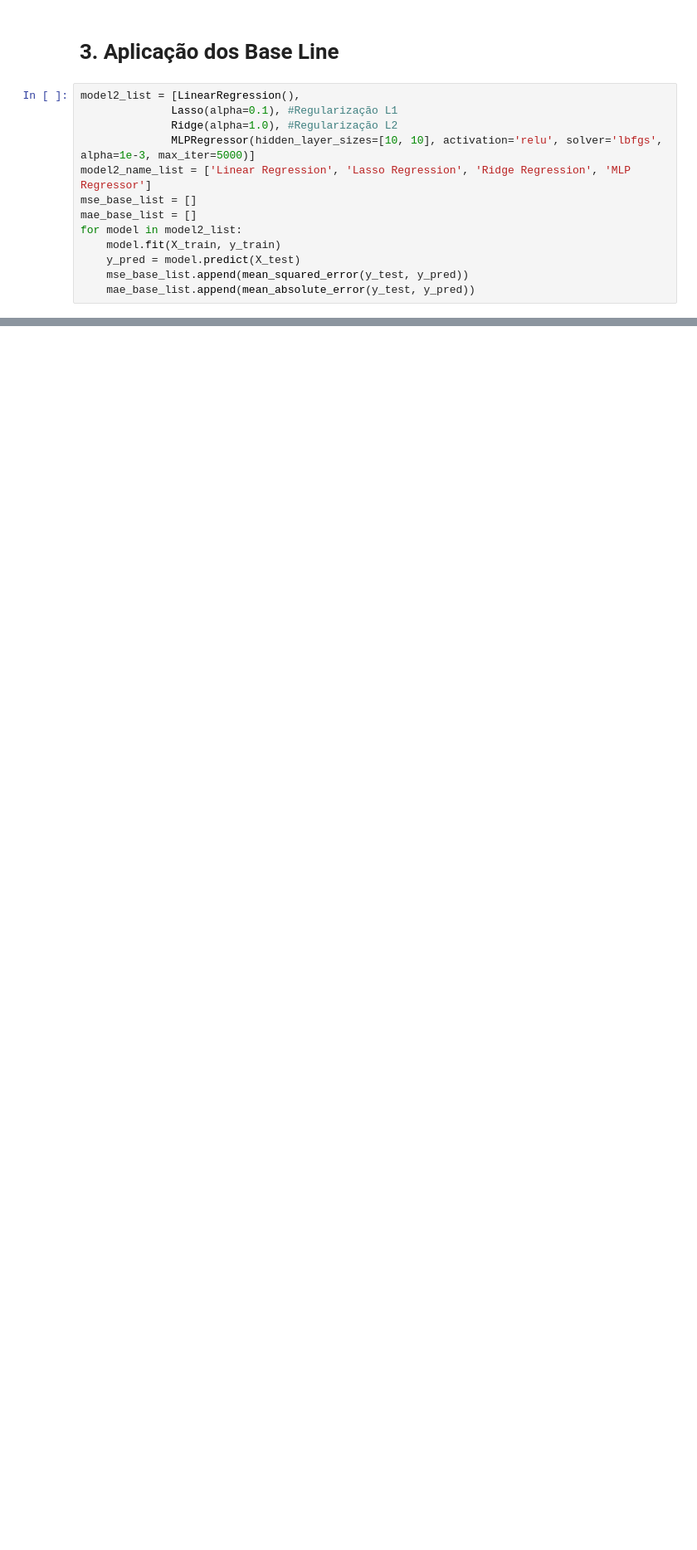
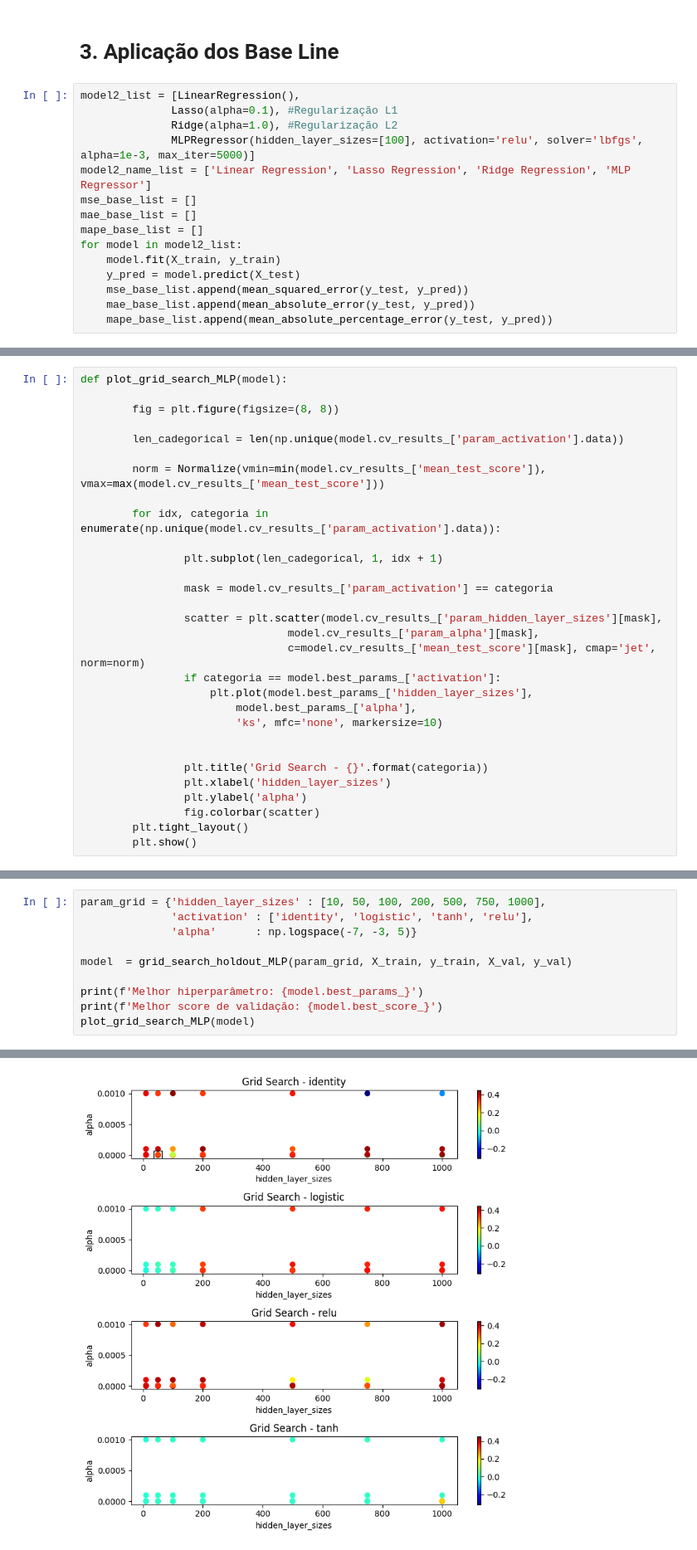
Before and after one commit to c-mmonteiro/t2-aprendizado, a Jupyter notebook: trabalho.ipynb, the cells around one changed output, grey strips where cells are left out. Shown at 83% size. Saved outputs shown, nothing was run; the diff lists cells and outputs as text; blank space fills up the shorter version.

```diff
--- a/trabalho.ipynb
+++ b/trabalho.ipynb
@@ -208,13 +239,15 @@ XGBoost        | 0.57/0.63  |  99.87/ 85.69 |  9973.13/ 7342.85 | 34.42/32.30
 model2_list = [LinearRegression(),
               Lasso(alpha=0.1), #Regularização L1
               Ridge(alpha=1.0), #Regularização L2
-              MLPRegressor(hidden_layer_sizes=[10, 10], activation='relu', solver='lbfgs', alpha=1e-3, max_iter=5000)]
+              MLPRegressor(hidden_layer_sizes=[100], activation='relu', solver='lbfgs', alpha=1e-3, max_iter=5000)]
 model2_name_list = ['Linear Regression', 'Lasso Regression', 'Ridge Regression', 'MLP Regressor']
 mse_base_list = []
 mae_base_list = []
+mape_base_list = []
 for model in model2_list:
     model.fit(X_train, y_train)
     y_pred = model.predict(X_test)
     mse_base_list.append(mean_squared_error(y_test, y_pred))
     mae_base_list.append(mean_absolute_error(y_test, y_pred))
+    mape_base_list.append(mean_absolute_percentage_error(y_test, y_pred))
 # %%
@@ -239,0 +322,30 @@ MLP Regressor    | 10735.12 | 45.74
+# %%
+def plot_grid_search_MLP(model):
+
+        fig = plt.figure(figsize=(8, 8))
+
+        len_cadegorical = len(np.unique(model.cv_results_['param_activation'].data))
+
+        norm = Normalize(vmin=min(model.cv_results_['mean_test_score']), vmax=max(model.cv_results_['mean_test_score']))
+
+        for idx, categoria in enumerate(np.unique(model.cv_results_['param_activation'].data)):
+
+                plt.subplot(len_cadegorical, 1, idx + 1)
+
+                mask = model.cv_results_['param_activation'] == categoria
+
+                scatter = plt.scatter(model.cv_results_['param_hidden_layer_sizes'][mask],
+                                model.cv_results_['param_alpha'][mask],
+                                c=model.cv_results_['mean_test_score'][mask], cmap='jet', norm=norm)
+                if categoria == model.best_params_['activation']:
+                    plt.plot(model.best_params_['hidden_layer_sizes'],
+                        model.best_params_['alpha'],
+                        'ks', mfc='none', markersize=10)
+
+
+                plt.title('Grid Search - {}'.format(categoria))
+                plt.xlabel('hidden_layer_sizes')
+                plt.ylabel('alpha')
+                fig.colorbar(scatter)
+        plt.tight_layout()
+        plt.show()
@@ -239,0 +354,11 @@ MLP Regressor    | 10735.12 | 45.74
+# %%
+param_grid = {'hidden_layer_sizes' : [10, 50, 100, 200, 500, 750, 1000],
+              'activation' : ['identity', 'logistic', 'tanh', 'relu'],
+              'alpha'      : np.logspace(-7, -3, 5)}
+
+model  = grid_search_holdout_MLP(param_grid, X_train, y_train, X_val, y_val)
+
+print(f'Melhor hiperparâmetro: {model.best_params_}')
+print(f'Melhor score de validação: {model.best_score_}')
+plot_grid_search_MLP(model)
+# %% [output]
@@ -239,0 +367 @@ MLP Regressor    | 10735.12 | 45.74
+[figure, added]
```
Also changed, not shown: parts of 71 cells of this notebook.
